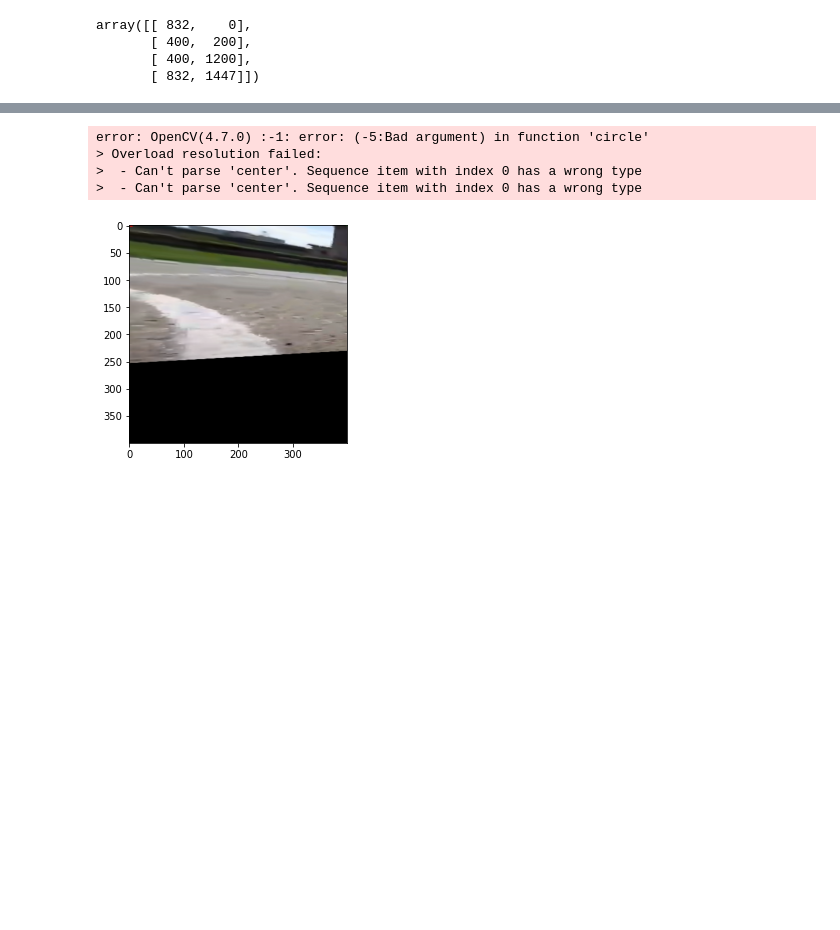
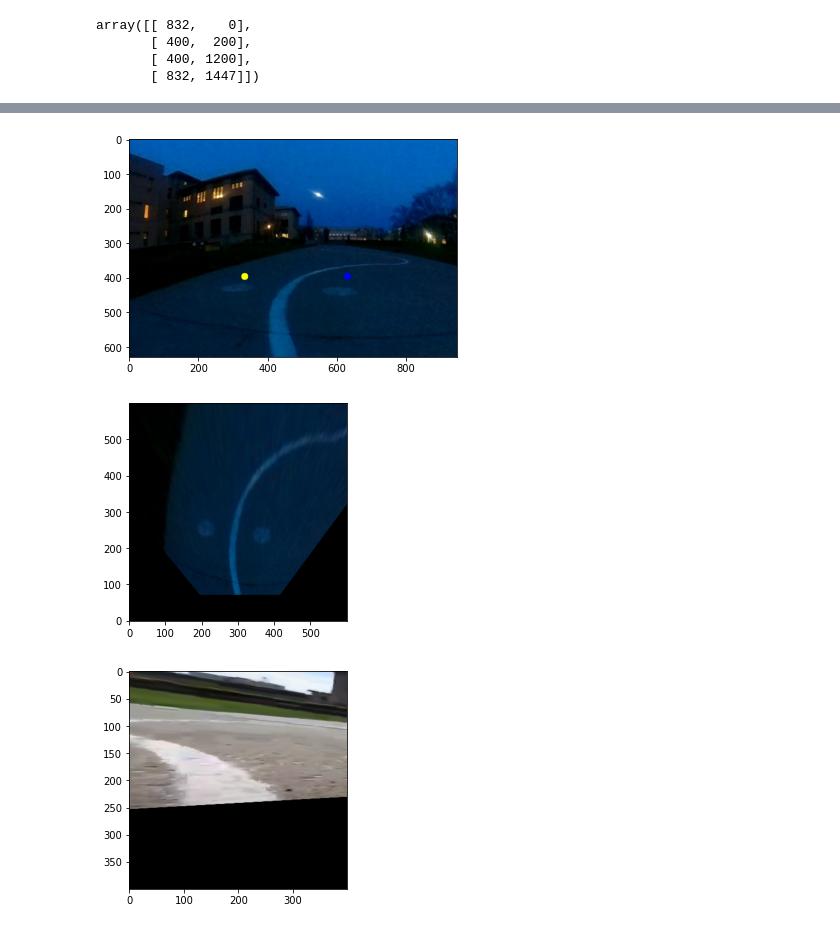
Before and after one commit to atomicapple0/mobots-2023, a Jupyter notebook: processing.ipynb, the cells around one changed output, grey strips where cells are left out. Cells and saved outputs as stored; diff of their text form; code cells hidden in the pictures; blank space fills up the shorter version.

```diff
--- a/processing.ipynb
+++ b/processing.ipynb
@@ -35,3 +35,12 @@ array([[ 832,    0],
        [ 400,  200],
        [ 400, 1200],
        [ 832, 1447]])
+# %%
+resize = 1.8
+src = [(351,220), (500,359), (0,359), (186,220)]
+src = [(int(resize*x),int(resize*y)) for x,y in src]
+dst = [(10, 34), (10, 6.5), (-10, 6.5), (-10, 34)] # inches
+dst = [(10*(x + 30), 10*y) for (x,y) in dst]
+dst_np = np.array(dst, dtype=np.float32)
+src_np = np.array(src, dtype=np.float32)
+src_np, dst_np
@@ -42,31 +60,30 @@ img.shape
 # %%
-img = bgr2rgb(cv2.imread("imgs/image_369.png"))
+img_name = "imgs/image_365.png"
+img = bgr2rgb(cv2.imread(img_name))
 H,W,_ = img.shape
-corners = [(800,300),(400,H-1),(W-1,H-1),(400,1200)]
-src = np.array(corners, dtype=np.float32)
-dst = np.array(
-    [(0, 0), (SCALE, 0), (SCALE, SCALE), (0, SCALE)], dtype=np.float32
-)
 
+SCALE = 1000
 colors = [
     (0, 0, 255),  # red
     (0, 255, 0),  # green
     (255, 0, 0),  # blue
     (255, 255, 0),  # cyan
 ]
 for cnr_idx, (x, y) in enumerate(src):
-    cv2.circle(img, (x, y), 50, colors[cnr_idx], -1)
+    cv2.circle(img, (x, y), 10, colors[cnr_idx], -1)
 plt.imshow(img)
 plt.show()
 
-M = cv2.getPerspectiveTransform(src, dst)
+img = bgr2rgb(cv2.imread(img_name))
+
+M = cv2.getPerspectiveTransform(src_np, dst_np)
 h, w = img.shape[:2]
-warped = cv2.warpPerspective(img, M, (SCALE, SCALE), flags=cv2.INTER_LINEAR)
+warped = cv2.warpPerspective(img, M, (600, 600), flags=cv2.INTER_LINEAR)
+plt.imshow(warped, origin='lower')
+plt.show()
 # %% [output]
-error: OpenCV(4.7.0) :-1: error: (-5:Bad argument) in function 'circle'
-> Overload resolution failed:
->  - Can't parse 'center'. Sequence item with index 0 has a wrong type
->  - Can't parse 'center'. Sequence item with index 0 has a wrong type
+[figure, added]
+[figure, added]
 # %%
 plt.imshow(bgr2rgb(warped))
 plt.show()
```
Also changed, not shown: parts of 2 cells of this notebook.
